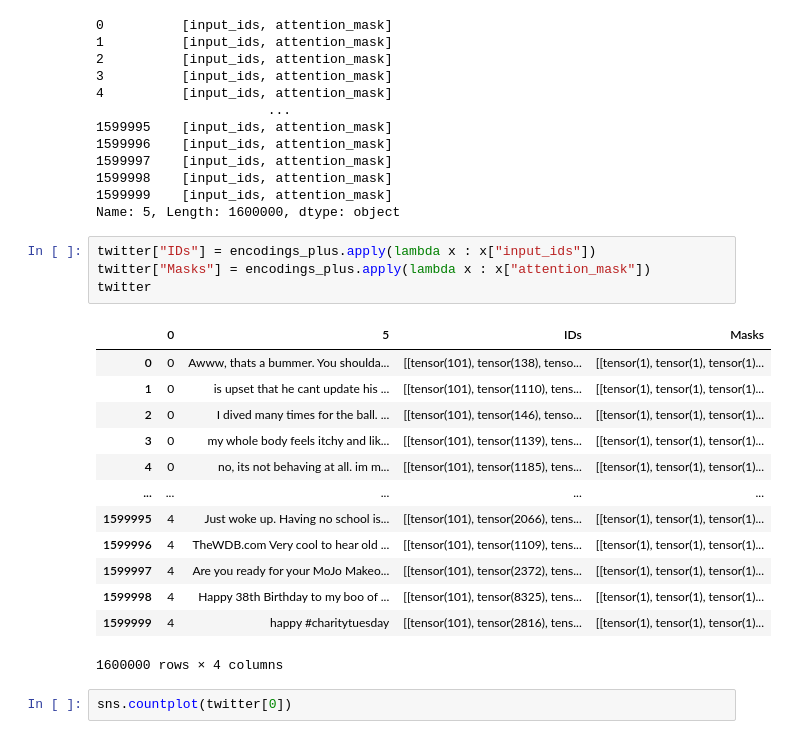
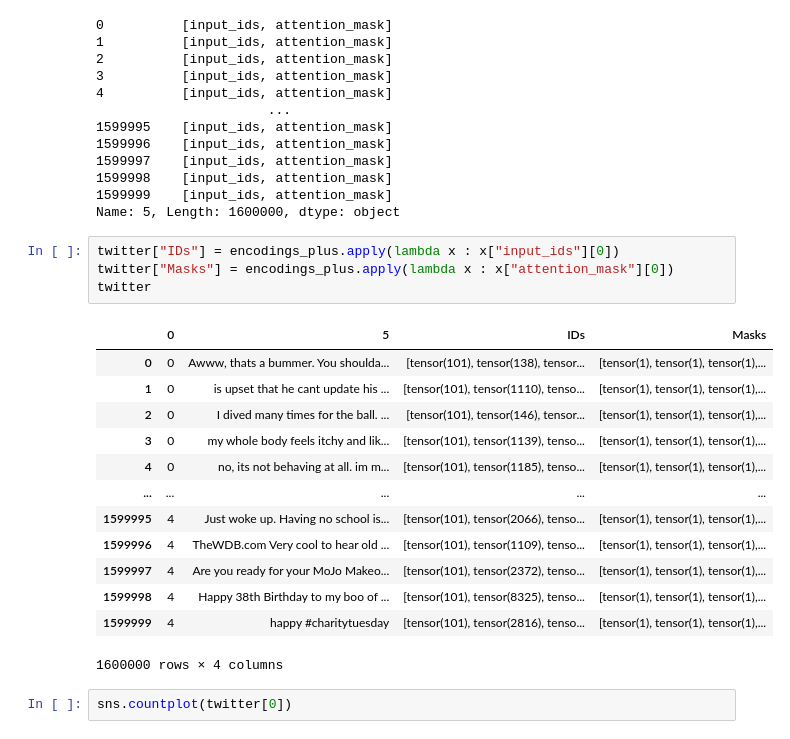
Before and after one commit to MinhNguyen99AI/CS640SentimentAnalysis, a Jupyter notebook: DataSetLoading_and_Preprocessing.ipynb, the cells around one changed output. Drawn from its saved outputs; the diff is of its cells as text.

```diff
--- a/DataSetLoading_and_Preprocessing.ipynb
+++ b/DataSetLoading_and_Preprocessing.ipynb
@@ -118,22 +122,22 @@ encodings_plus
 1599999    [input_ids, attention_mask]
 Name: 5, Length: 1600000, dtype: object
 # %%
-twitter["IDs"] = encodings_plus.apply(lambda x : x["input_ids"])
-twitter["Masks"] = encodings_plus.apply(lambda x : x["attention_mask"])
+twitter["IDs"] = encodings_plus.apply(lambda x : x["input_ids"][0])
+twitter["Masks"] = encodings_plus.apply(lambda x : x["attention_mask"][0])
 twitter
 # %% [output]
 |  | 0 | 5 | IDs | Masks |
-| 0 | 0 | Awww, thats a bummer. You shoulda... | [[tensor(101), tensor(138), tenso... | [[tensor(1), tensor(1), tensor(1)... |
-| 1 | 0 | is upset that he cant update his ... | [[tensor(101), tensor(1110), tens... | [[tensor(1), tensor(1), tensor(1)... |
-| 2 | 0 | I dived many times for the ball. ... | [[tensor(101), tensor(146), tenso... | [[tensor(1), tensor(1), tensor(1)... |
-| 3 | 0 | my whole body feels itchy and lik... | [[tensor(101), tensor(1139), tens... | [[tensor(1), tensor(1), tensor(1)... |
-| 4 | 0 | no, its not behaving at all. im m... | [[tensor(101), tensor(1185), tens... | [[tensor(1), tensor(1), tensor(1)... |
+| 0 | 0 | Awww, thats a bummer. You shoulda... | [tensor(101), tensor(138), tensor... | [tensor(1), tensor(1), tensor(1),... |
+| 1 | 0 | is upset that he cant update his ... | [tensor(101), tensor(1110), tenso... | [tensor(1), tensor(1), tensor(1),... |
+| 2 | 0 | I dived many times for the ball. ... | [tensor(101), tensor(146), tensor... | [tensor(1), tensor(1), tensor(1),... |
+| 3 | 0 | my whole body feels itchy and lik... | [tensor(101), tensor(1139), tenso... | [tensor(1), tensor(1), tensor(1),... |
+| 4 | 0 | no, its not behaving at all. im m... | [tensor(101), tensor(1185), tenso... | [tensor(1), tensor(1), tensor(1),... |
 | ... | ... | ... | ... | ... |
-| 1599995 | 4 | Just woke up. Having no school is... | [[tensor(101), tensor(2066), tens... | [[tensor(1), tensor(1), tensor(1)... |
-| 1599996 | 4 | TheWDB.com Very cool to hear old ... | [[tensor(101), tensor(1109), tens... | [[tensor(1), tensor(1), tensor(1)... |
-| 1599997 | 4 | Are you ready for your MoJo Makeo... | [[tensor(101), tensor(2372), tens... | [[tensor(1), tensor(1), tensor(1)... |
-| 1599998 | 4 | Happy 38th Birthday to my boo of ... | [[tensor(101), tensor(8325), tens... | [[tensor(1), tensor(1), tensor(1)... |
-| 1599999 | 4 | happy #charitytuesday | [[tensor(101), tensor(2816), tens... | [[tensor(1), tensor(1), tensor(1)... |
+| 1599995 | 4 | Just woke up. Having no school is... | [tensor(101), tensor(2066), tenso... | [tensor(1), tensor(1), tensor(1),... |
+| 1599996 | 4 | TheWDB.com Very cool to hear old ... | [tensor(101), tensor(1109), tenso... | [tensor(1), tensor(1), tensor(1),... |
+| 1599997 | 4 | Are you ready for your MoJo Makeo... | [tensor(101), tensor(2372), tenso... | [tensor(1), tensor(1), tensor(1),... |
+| 1599998 | 4 | Happy 38th Birthday to my boo of ... | [tensor(101), tensor(8325), tenso... | [tensor(1), tensor(1), tensor(1),... |
+| 1599999 | 4 | happy #charitytuesday | [tensor(101), tensor(2816), tenso... | [tensor(1), tensor(1), tensor(1),... |
 1600000 rows × 4 columns
 # %%
 sns.countplot(twitter[0])
```
Also changed, not shown: parts of 7 cells of this notebook, 1 other file.
